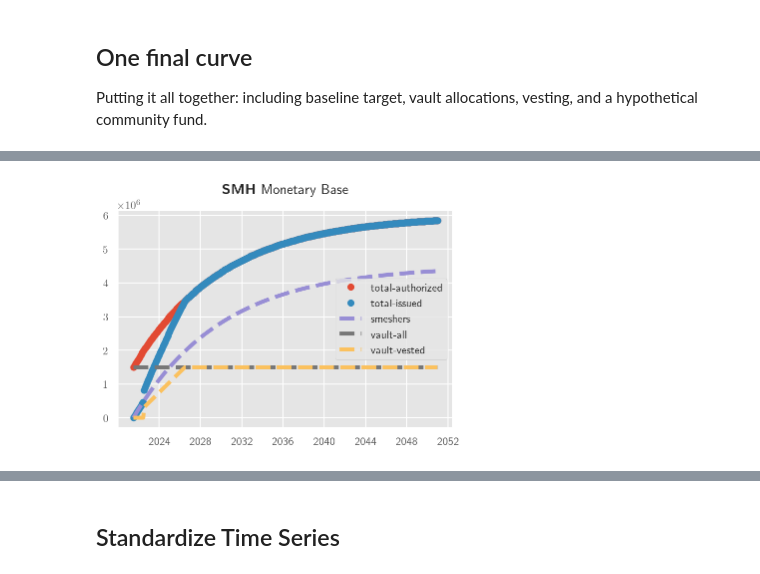
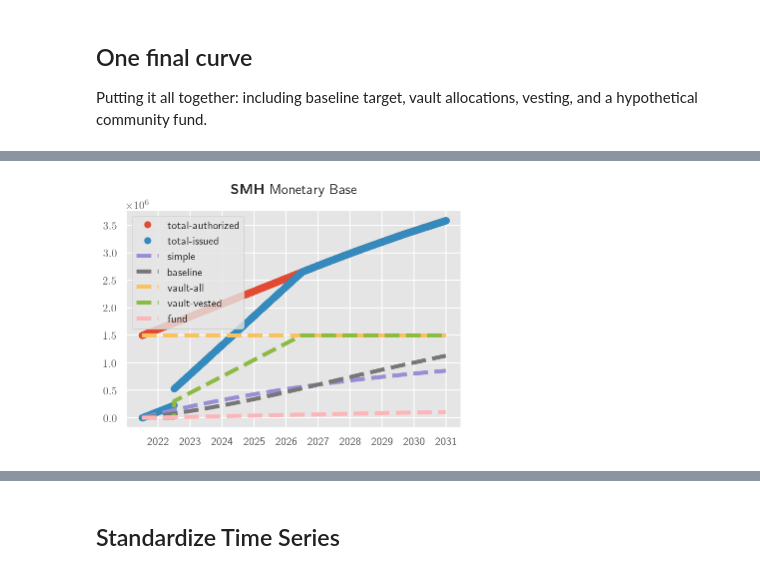
Before and after one commit to lrettig/crypto-monetary-base, a Jupyter notebook: jupyter-notebooks/SMH.ipynb, the cells around one changed output, grey strips where cells are left out. Cells and saved outputs as stored; diff of their text form; code cells hidden in the pictures.

```diff
--- a/jupyter-notebooks/SMH.ipynb
+++ b/jupyter-notebooks/SMH.ipynb
@@ -332,6 +333,7 @@ Given this context, and using a similar approach to Filecoin, what would the SMH
 # %%
 COIN_SYMBOL = 'SMH'
 LAYER_TIME = 5 # in minutes
+LAYER_TIME_SECS = LAYER_TIME * 60
 LAYERS_PER_YEAR = 365.25 * 24 * 60 / LAYER_TIME
 TOTAL_SUPPLY = 6_000_000
 VAULTED_AMOUNT = 1_500_000
@@ -843,3 +880,22 @@ Putting it all together: including baseline target, vault allocations, vesting,
+# %%
+# Recalculate breakdown between simple and baseline as gamma changes
+def compute_simple_total(gamma):
+    return TOTAL_MINTING * (1-gamma)
+
+def compute_baseline_total(gamma):
+    return TOTAL_MINTING * gamma
+
+# Effective network time is a function of initial baseline, baseline growth, and
+# realized cumsum (cumulative capped raw-byte power, i.e., realized spacetime, bytes x epochs).
+def compute_effective_network_time(cumsumRealized):
+    return (1/BASELINE_G)*math.log((BASELINE_G*cumsumRealized/BASELINE_INITIAL_VALUE)+1)
+
+# Baseline supply at effective network time theta
+def compute_baseline_supply(theta, gamma):
+    return compute_baseline_total(gamma) * (1 - (math.exp(-1 * theta * LAMBDA)))
+
+def compute_simple_supply(layer, gamma):
+    return compute_simple_total(gamma) * (1 - math.exp(-1 * layer * LAMBDA))
 # %%
 def smh_layer_supply_curve_3(
     num_layers,
@@ -1068,0 +1172,21 @@ supply = datetime_smh_supply_curve_2(
+# %%
+num_layers = int(
+    ((END_DATE - START_DATE).days * 24 * 3600)
+    / LAYER_TIME_SECS
+)
+layer_time = datetime.timedelta(seconds=LAYER_TIME_SECS)
+
+supply = smh_layer_supply_curve_3(num_layers=num_layers)
+
+print(
+    f'Start date: {START_DATE}, '
+    f'End date: {END_DATE}, '
+    f'Layer time: {layer_time}, '
+    f'Num layers: {num_layers}'
+)
+
+supply = datetime_smh_supply_curve_3(
+    start_date=START_DATE,
+    layer_time=layer_time,
+    supply=supply,
+)
@@ -1089,4 +1211,4 @@ display(supply.tail())
 # %%
-mask = supply.date < datetime.datetime(2051, 1, 1)
-plot_smh_supply_curve_2(supply[mask])
+mask = supply.date < datetime.datetime(2031, 1, 1)
+plot_smh_supply_curve_3(supply[mask])
 # %% [output]
@@ -1093 +1216 @@ plot_smh_supply_curve_2(supply[mask])
-[figure, old version]
+[figure, new version]
```
Also changed, not shown: parts of 24 cells of this notebook, 5 other files.
